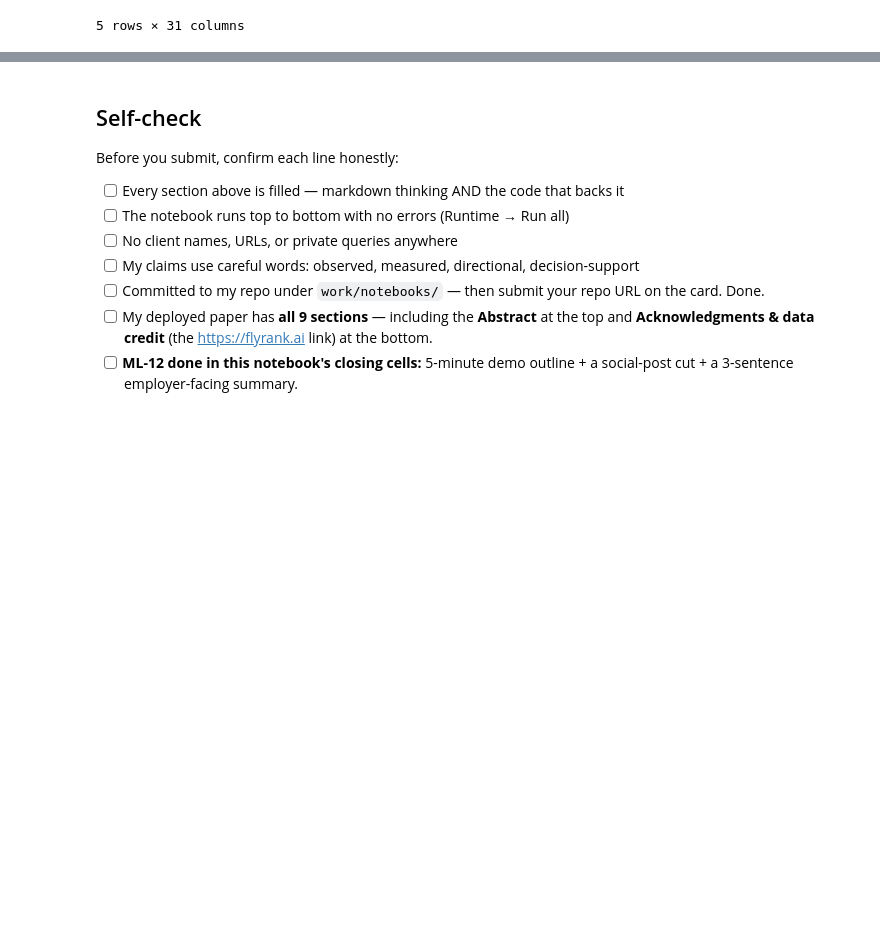
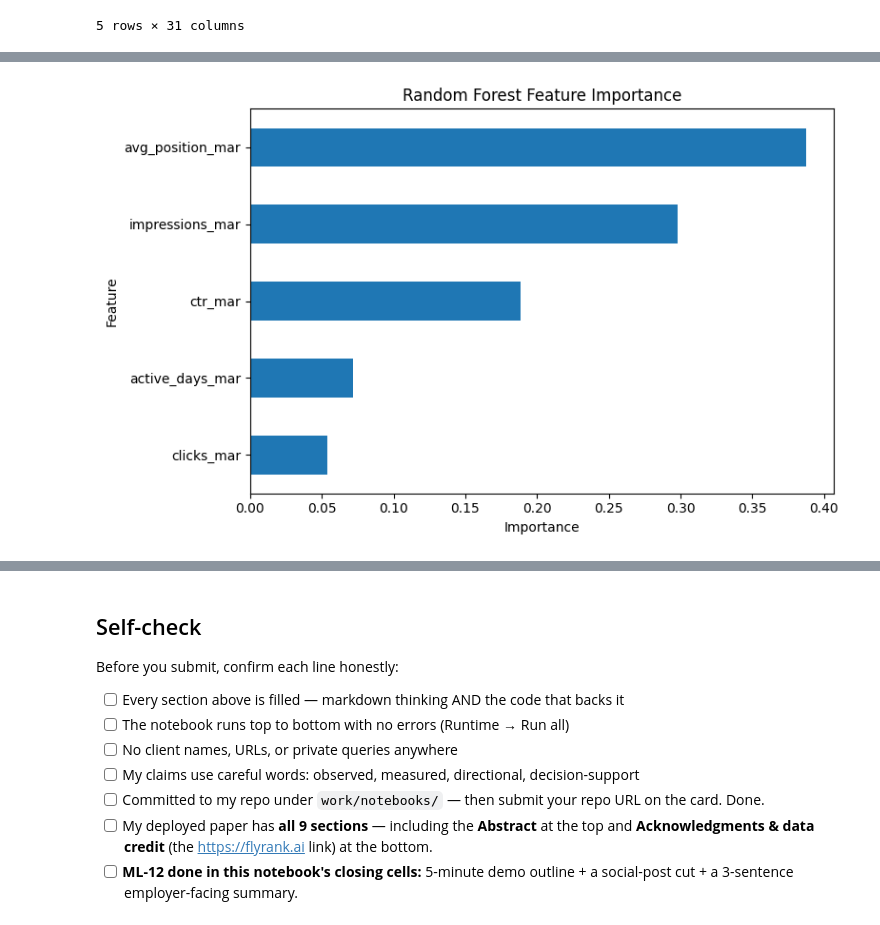
Before and after one commit to swiftcoder0/flyrank_intership_assignment, a Jupyter notebook: work/notebooks/capstone.ipynb, the cells around one changed output, grey strips where cells are left out. Saved outputs shown, nothing was run; the diff lists cells and outputs as text; code cells hidden in the pictures; blank space fills up the shorter version.

```diff
--- a/work/notebooks/capstone.ipynb
+++ b/work/notebooks/capstone.ipynb
@@ -110,0 +548,13 @@ Columns: 31
+# %%
+# Feature importance from the Random Forest
+
+feature_importance = (
+    pd.Series(
+        model.feature_importances_,
+        index=feature_cols
+    )
+    .sort_values(ascending=False)
+)
+
+print("Feature importance:")
+display(feature_importance.to_frame("importance"))
@@ -110,0 +569,23 @@ Columns: 31
+# %%
+import matplotlib.pyplot as plt
+
+plt.figure(figsize=(8, 5))
+
+feature_importance.sort_values().plot(
+    kind="barh"
+)
+
+plt.title("Random Forest Feature Importance")
+plt.xlabel("Importance")
+plt.ylabel("Feature")
+plt.tight_layout()
+
+plt.savefig(
+    "work/outputs/feature_importance.png",
+    dpi=150,
+    bbox_inches="tight"
+)
+
+plt.show()
+# %% [output]
+[figure, added]
```
Also changed, not shown: parts of 21 cells of this notebook.
